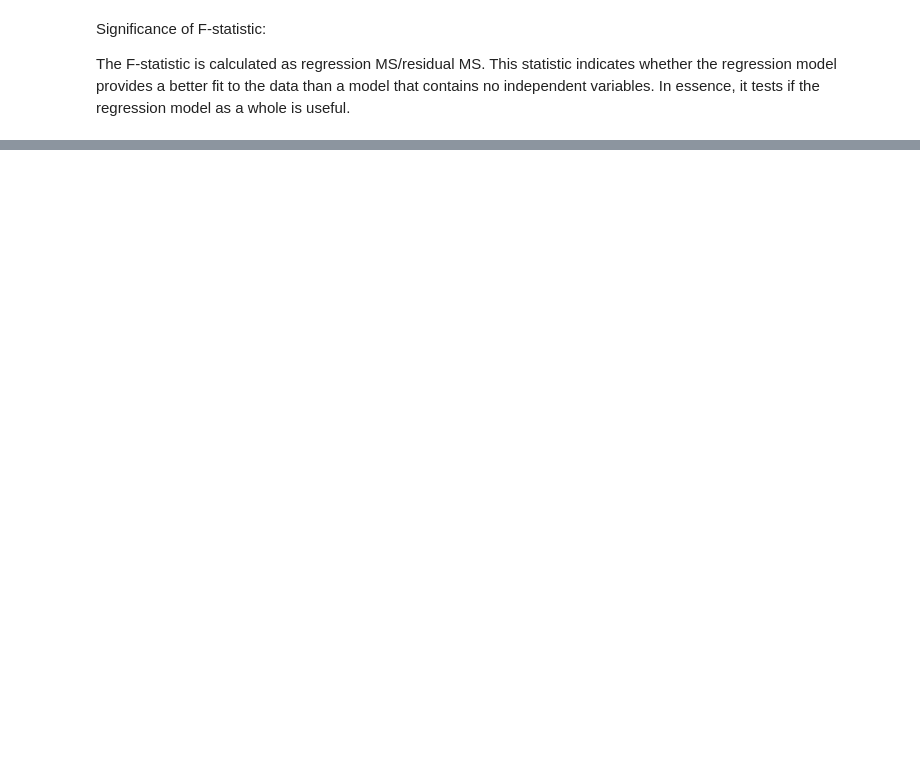
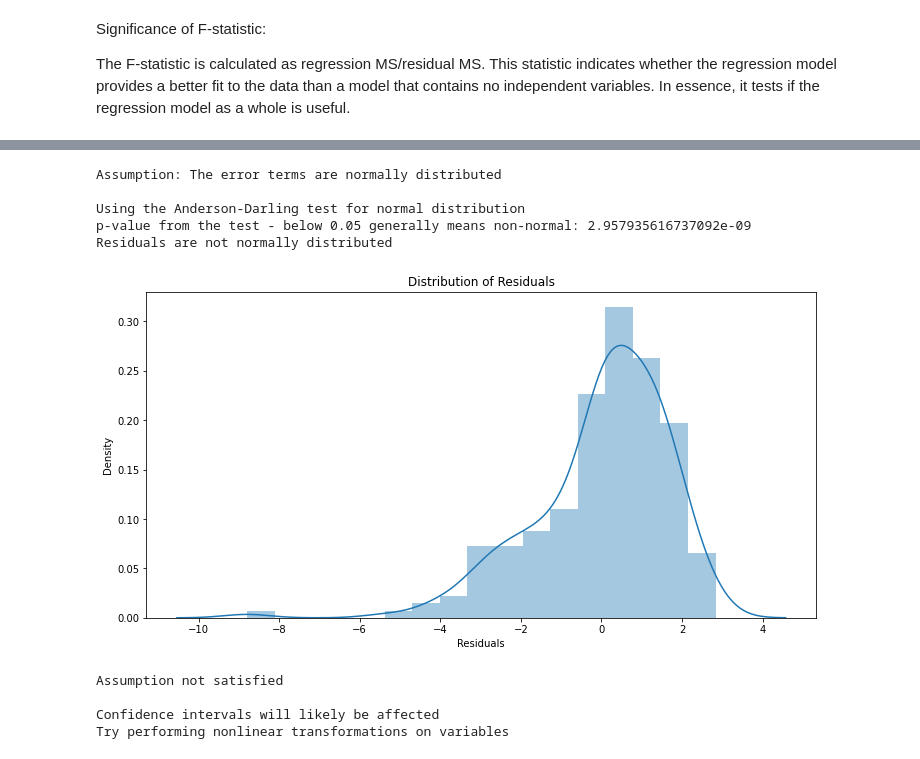
Before and after one commit to chain-veerender/datascience, a Jupyter notebook: Linear_regression.ipynb, the cells around one changed output, grey strips where cells are left out. Drawn from its saved outputs; the diff is of its cells as text; code cells hidden in the pictures; blank space fills up the shorter version.

```diff
--- a/Linear_regression.ipynb
+++ b/Linear_regression.ipynb
@@ -490,0 +561,53 @@ The F-statistic is calculated as regression MS/residual MS. This statistic indic
+# %%
+def normal_errors_assumption(model, features, label, p_value_thresh=0.05):
+    """
+    Normality: Assumes that the error terms are normally distributed. If they are not,
+    nonlinear transformations of variables may solve this.
+
+    This assumption being violated primarily causes issues with the confidence intervals
+    """
+    from statsmodels.stats.diagnostic import normal_ad
+    print('Assumption: The error terms are normally distributed', '\n')
+
+    # Calculating residuals for the Anderson-Darling test
+    df_results = calculate_residuals(model, features, label)
+
+    print('Using the Anderson-Darling test for normal distribution')
+
+    # Performing the test on the residuals
+    p_value = normal_ad(df_results['Residuals'])[1]
+    print('p-value from the test - below 0.05 generally means non-normal:', p_value)
+
+    # Reporting the normality of the residuals
+    if p_value < p_value_thresh:
+        print('Residuals are not normally distributed')
+    else:
+        print('Residuals are normally distributed')
+
+    # Plotting the residuals distribution
+    plt.subplots(figsize=(12, 6))
+    plt.title('Distribution of Residuals')
+    sns.distplot(df_results['Residuals'])
+    plt.show()
+
+    print()
+    if p_value > p_value_thresh:
+        print('Assumption satisfied')
+    else:
+        print('Assumption not satisfied')
+        print()
+        print('Confidence intervals will likely be affected')
+        print('Try performing nonlinear transformations on variables')
+# %%
+normal_errors_assumption(lin_reg_dropvar, X_const_dropvar, y)
+# %% [output]
+Assumption: The error terms are normally distributed
+
+Using the Anderson-Darling test for normal distribution
+p-value from the test - below 0.05 generally means non-normal: 2.957935616737092e-09
+Residuals are not normally distributed
+[figure, added]
+Assumption not satisfied
+
+Confidence intervals will likely be affected
+Try performing nonlinear transformations on variables
```
Also changed, not shown: parts of 20 cells of this notebook.
